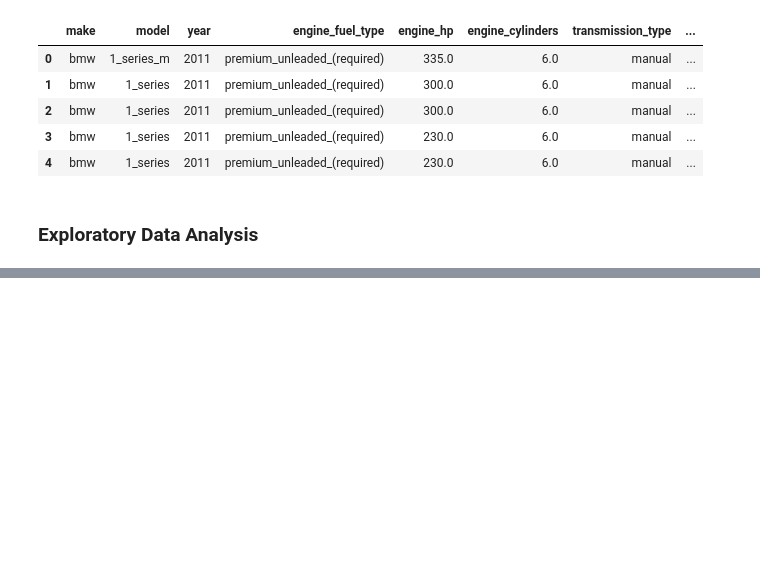
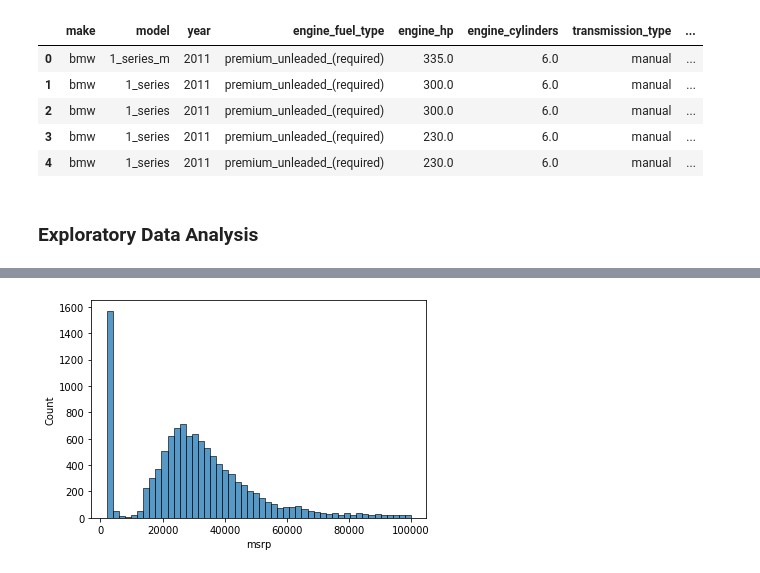
Before and after one commit to agudze-silas/ml-zoomcamp, a Jupyter notebook: week-2/notebook.ipynb, the cells around one changed output, grey strips where cells are left out. Drawn from its saved outputs; the diff is of its cells as text; code cells hidden in the pictures; blank space fills up the shorter version.

```diff
--- a/week-2/notebook.ipynb
+++ b/week-2/notebook.ipynb
@@ -68,0 +106,4 @@ df.head()
+# %%
+sns.histplot(df.msrp[df.msrp < 100000], bins = 50);
+# %% [output]
+[figure, added]
```
Also changed, not shown: parts of 10 cells of this notebook, 1 other file.
